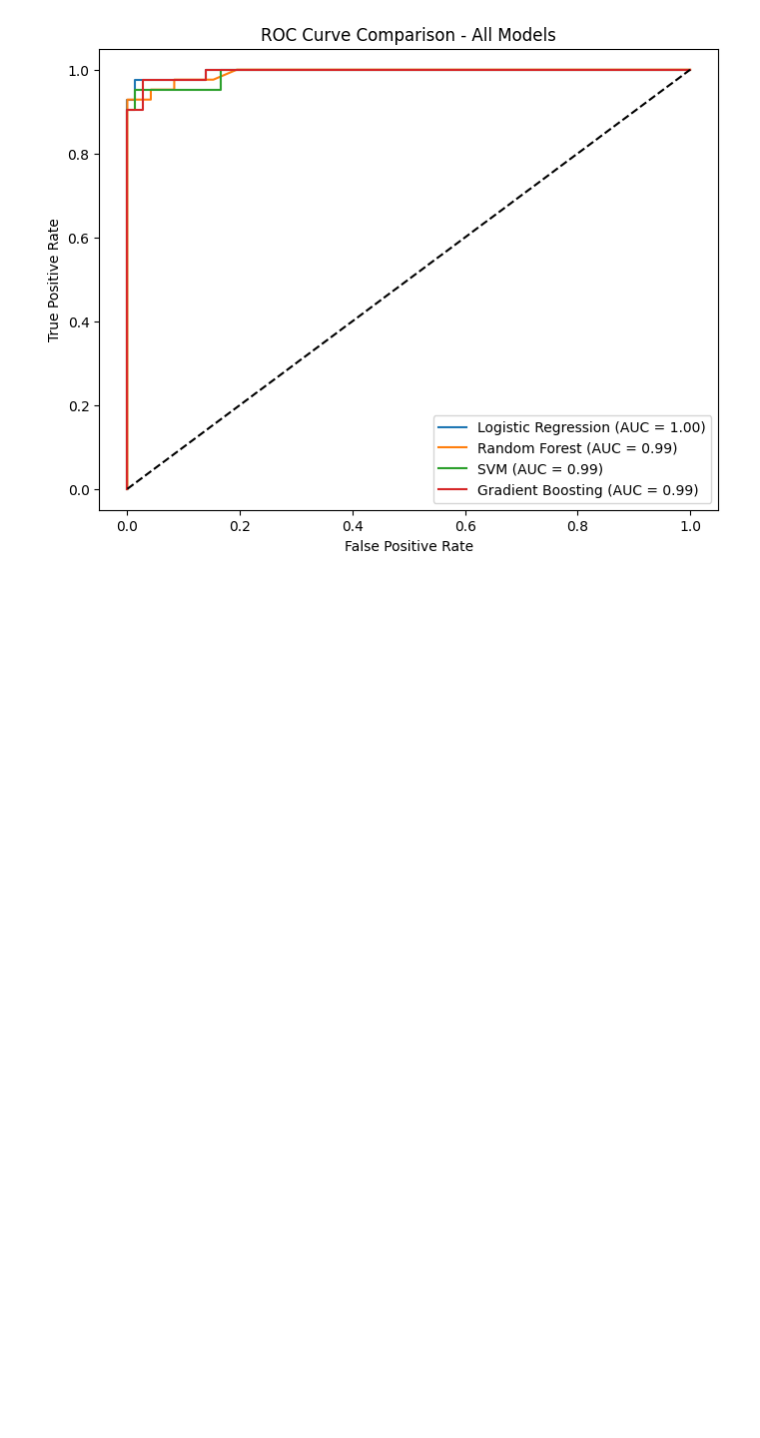
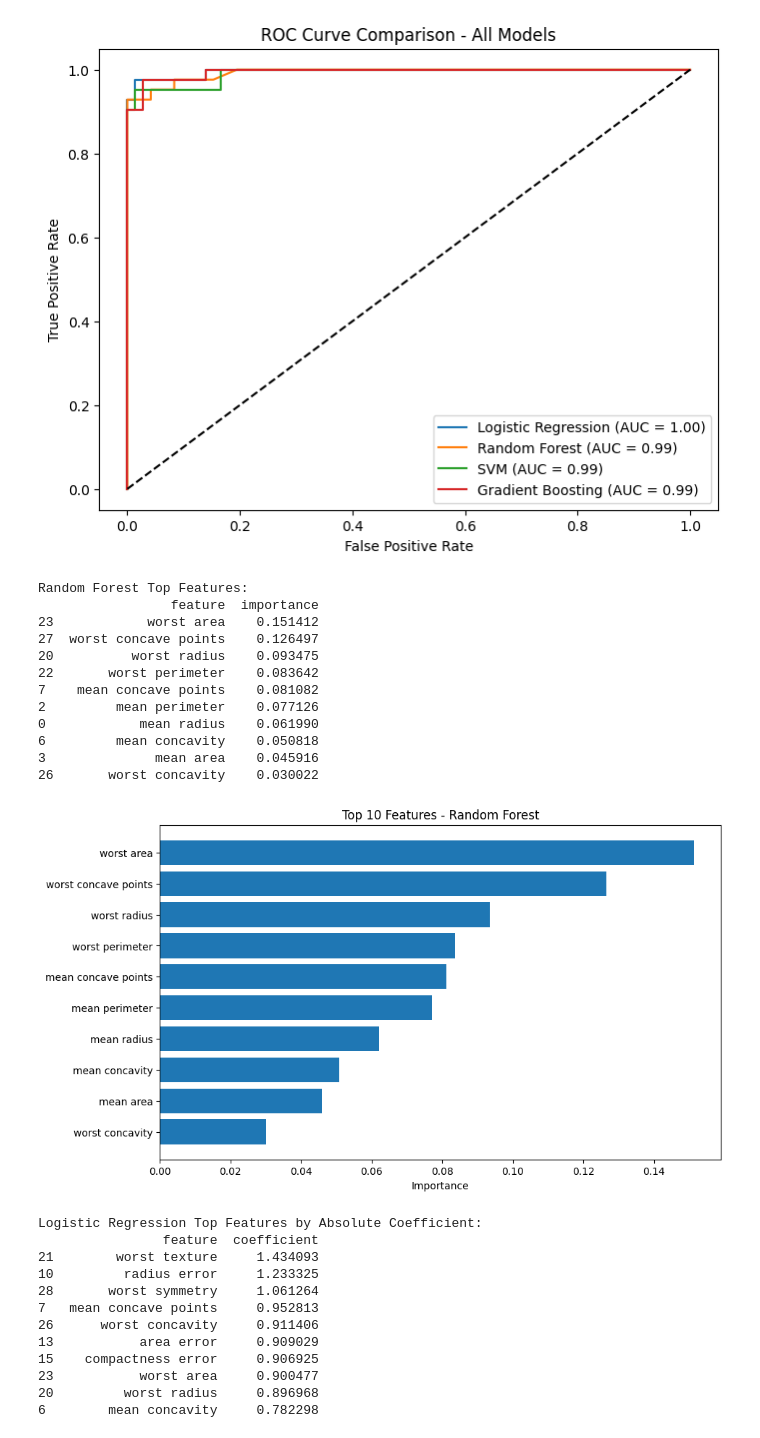
Before and after one commit to avafrank9983/BME-3968-Medical-AI---Project-1-Group-4-, a Jupyter notebook: Notebooks/modeling.ipynb, the cells around one changed output. Cells and saved outputs as stored; diff of their text form; code cells hidden in the pictures; blank space fills up the shorter version.

Commit message:
Added feature importance analysis with bar graphs for Logistic Regression and Random Forest

```diff
--- a/Notebooks/modeling.ipynb
+++ b/Notebooks/modeling.ipynb
@@ -384,3 +384,69 @@ plt.legend(loc='lower right')
 plt.show()
 # %% [output]
 [figure]
+# %%
+# Feature Importance Analysis
+
+import matplotlib.pyplot as plt
+
+# Random Forest top features (you already did this)
+# rf_model → your trained Random Forest
+feature_importance_rf = pd.DataFrame({
+    'feature': X.columns,
+    'importance': rf_model.feature_importances_
+}).sort_values(by='importance', ascending=False)
+
+print("Random Forest Top Features:")
+print(feature_importance_rf.head(10))
+
+# Plot RF importance
+plt.figure(figsize=(10,6))
+plt.barh(feature_importance_rf['feature'].head(10)[::-1],
+         feature_importance_rf['importance'].head(10)[::-1])
+plt.xlabel('Importance')
+plt.title('Top 10 Features - Random Forest')
+plt.show()
+
+# Logistic Regression top features by absolute coefficient
+# log_reg → your trained Logistic Regression
+feature_importance_lr = pd.DataFrame({
+    'feature': X.columns,
+    'coefficient': abs(log_reg.coef_[0])
+}).sort_values(by='coefficient', ascending=False)
+
+print("\nLogistic Regression Top Features by Absolute Coefficient:")
+print(feature_importance_lr.head(10))
+
+# Plot LR importance
+plt.figure(figsize=(10,6))
+plt.barh(feature_importance_lr['feature'].head(10)[::-1],
+         feature_importance_lr['coefficient'].head(10)[::-1])
+plt.xlabel('Absolute Coefficient')
+plt.title('Top 10 Features - Logistic Regression')
+plt.show()
+# %% [output]
+Random Forest Top Features:
+                 feature  importance
+23            worst area    0.151412
+27  worst concave points    0.126497
+20          worst radius    0.093475
+22       worst perimeter    0.083642
+7    mean concave points    0.081082
+2         mean perimeter    0.077126
+0            mean radius    0.061990
+6         mean concavity    0.050818
+3              mean area    0.045916
+26       worst concavity    0.030022
+[figure, added]
+Logistic Regression Top Features by Absolute Coefficient:
+                feature  coefficient
+21        worst texture     1.434093
+10         radius error     1.233325
+28       worst symmetry     1.061264
+7   mean concave points     0.952813
+26      worst concavity     0.911406
+13           area error     0.909029
+15    compactness error     0.906925
+23           worst area     0.900477
+20         worst radius     0.896968
+6        mean concavity     0.782298
```
Also changed, not shown: parts of 1 cell of this notebook.
